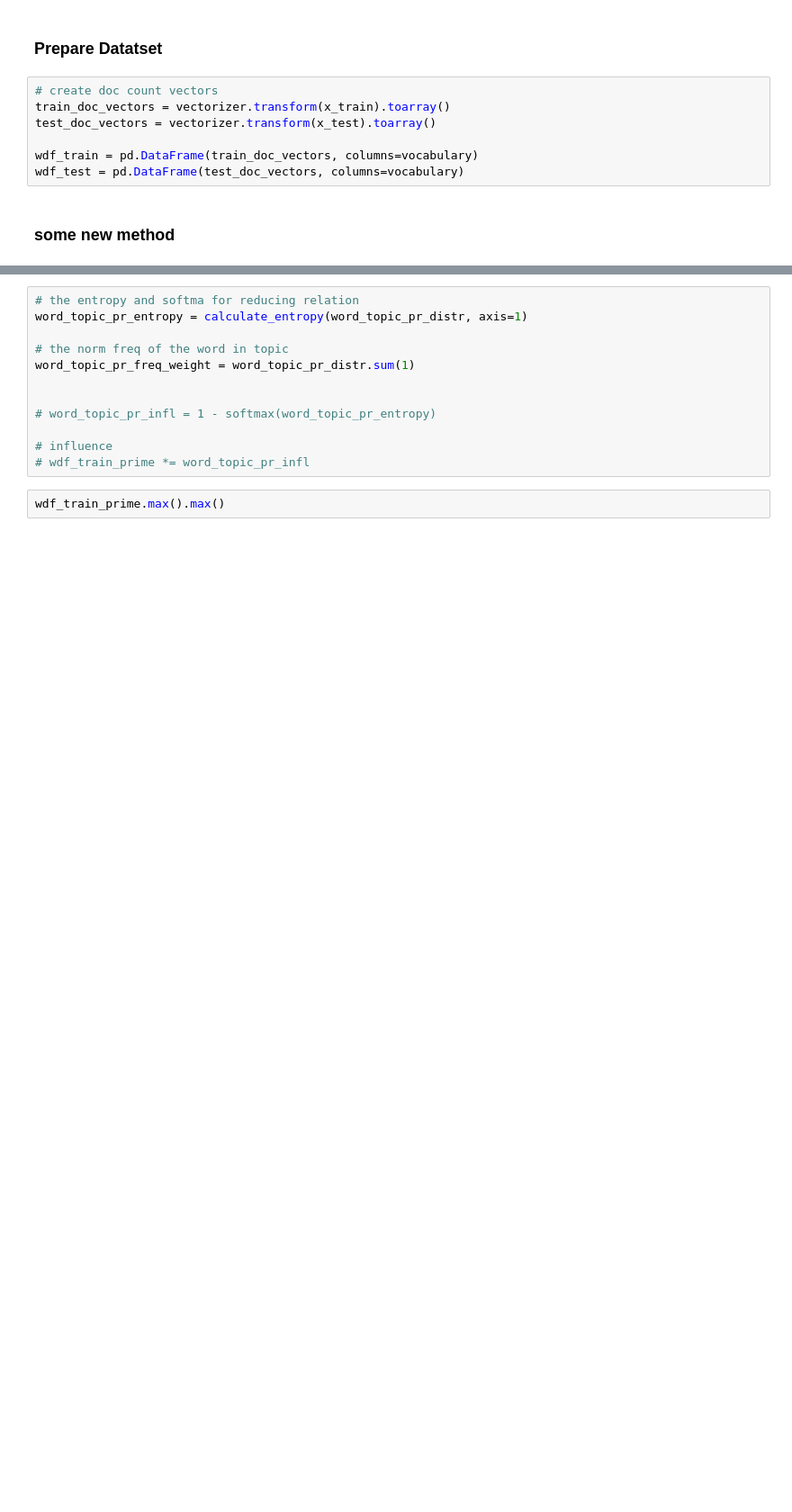
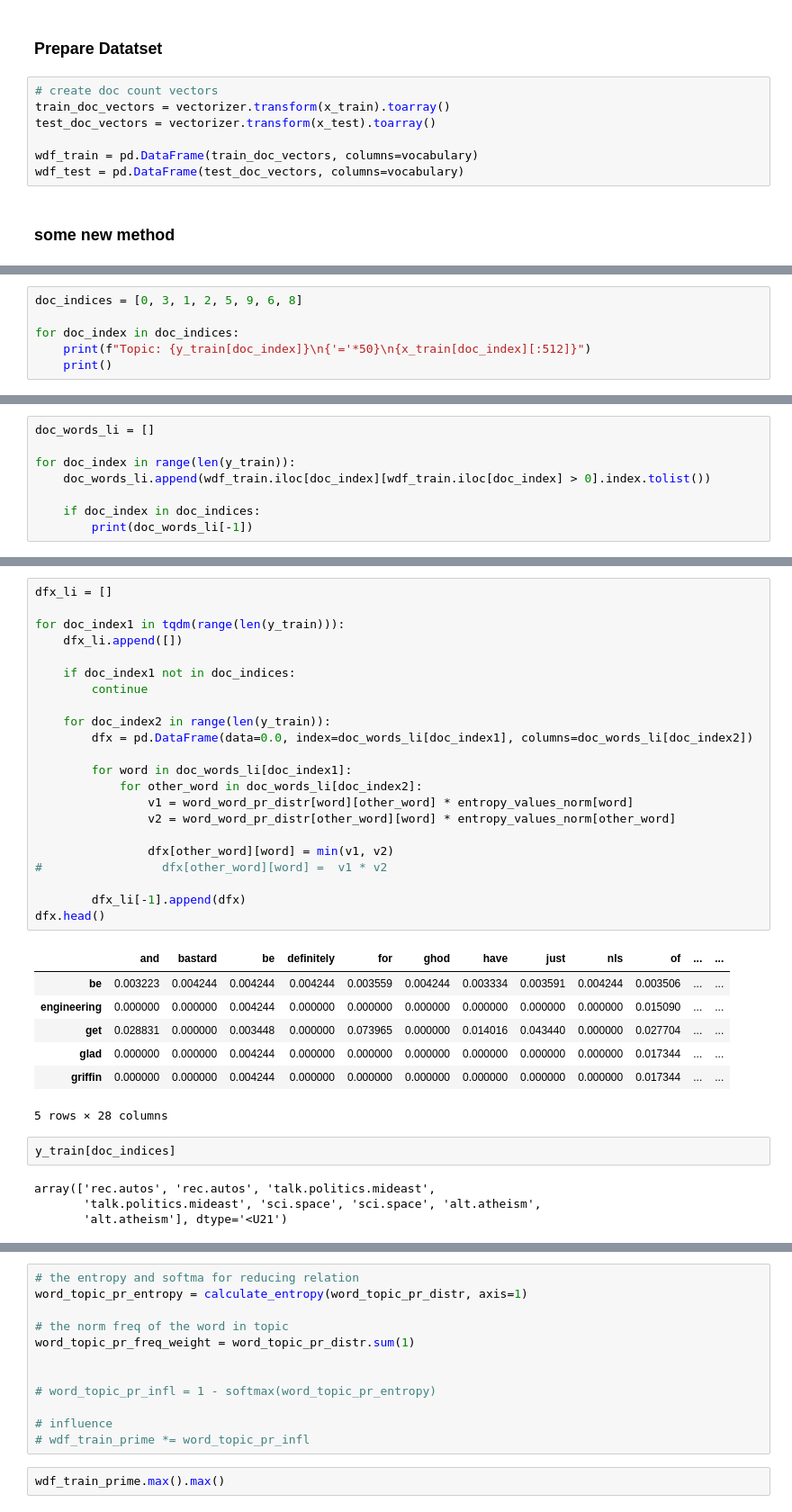
Before and after one commit to iamr0b0tx/topic_modeler, a Jupyter notebook: topic_modeler.ipynb, the cells around one changed output, grey strips where cells are left out. Shown at 90% size. Cells and saved outputs as stored; diff of their text form; blank space fills up the shorter version.

```diff
--- a/topic_modeler.ipynb
+++ b/topic_modeler.ipynb
@@ -167,0 +206,6 @@ wdf_train.head()
+# %%
+doc_indices = [0, 3, 1, 2, 5, 9, 6, 8]
+
+for doc_index in doc_indices:
+    print(f"Topic: {y_train[doc_index]}\n{'='*50}\n{x_train[doc_index][:512]}")
+    print()
@@ -167,0 +230,8 @@ wdf_train.head()
+# %%
+doc_words_li = []
+
+for doc_index in range(len(y_train)):
+    doc_words_li.append(wdf_train.iloc[doc_index][wdf_train.iloc[doc_index] > 0].index.tolist())
+
+    if doc_index in doc_indices:
+        print(doc_words_li[-1])
@@ -167,0 +247,36 @@ wdf_train.head()
+# %%
+dfx_li = []
+
+for doc_index1 in tqdm(range(len(y_train))):
+    dfx_li.append([])
+
+    if doc_index1 not in doc_indices:
+        continue
+
+    for doc_index2 in range(len(y_train)):
+        dfx = pd.DataFrame(data=0.0, index=doc_words_li[doc_index1], columns=doc_words_li[doc_index2])
+
+        for word in doc_words_li[doc_index1]:
+            for other_word in doc_words_li[doc_index2]:
+                v1 = word_word_pr_distr[word][other_word] * entropy_values_norm[word]
+                v2 = word_word_pr_distr[other_word][word] * entropy_values_norm[other_word]
+
+                dfx[other_word][word] = min(v1, v2)
+#                 dfx[other_word][word] =  v1 * v2
+
+        dfx_li[-1].append(dfx)
+dfx.head()
+# %% [output]
+|  | and | bastard | be | definitely | for | ghod | have | just | nls | of | ... | ... |
+| be | 0.003223 | 0.004244 | 0.004244 | 0.004244 | 0.003559 | 0.004244 | 0.003334 | 0.003591 | 0.004244 | 0.003506 | ... | ... |
+| engineering | 0.000000 | 0.000000 | 0.004244 | 0.000000 | 0.000000 | 0.000000 | 0.000000 | 0.000000 | 0.000000 | 0.015090 | ... | ... |
+| get | 0.028831 | 0.000000 | 0.003448 | 0.000000 | 0.073965 | 0.000000 | 0.014016 | 0.043440 | 0.000000 | 0.027704 | ... | ... |
+| glad | 0.000000 | 0.000000 | 0.004244 | 0.000000 | 0.000000 | 0.000000 | 0.000000 | 0.000000 | 0.000000 | 0.017344 | ... | ... |
+| griffin | 0.000000 | 0.000000 | 0.004244 | 0.000000 | 0.000000 | 0.000000 | 0.000000 | 0.000000 | 0.000000 | 0.017344 | ... | ... |
+5 rows × 28 columns
+# %%
+y_train[doc_indices]
+# %% [output]
+array(['rec.autos', 'rec.autos', 'talk.politics.mideast',
+       'talk.politics.mideast', 'sci.space', 'sci.space', 'alt.atheism',
+       'alt.atheism'], dtype='<U21')
```
Also changed, not shown: parts of 39 cells of this notebook.
